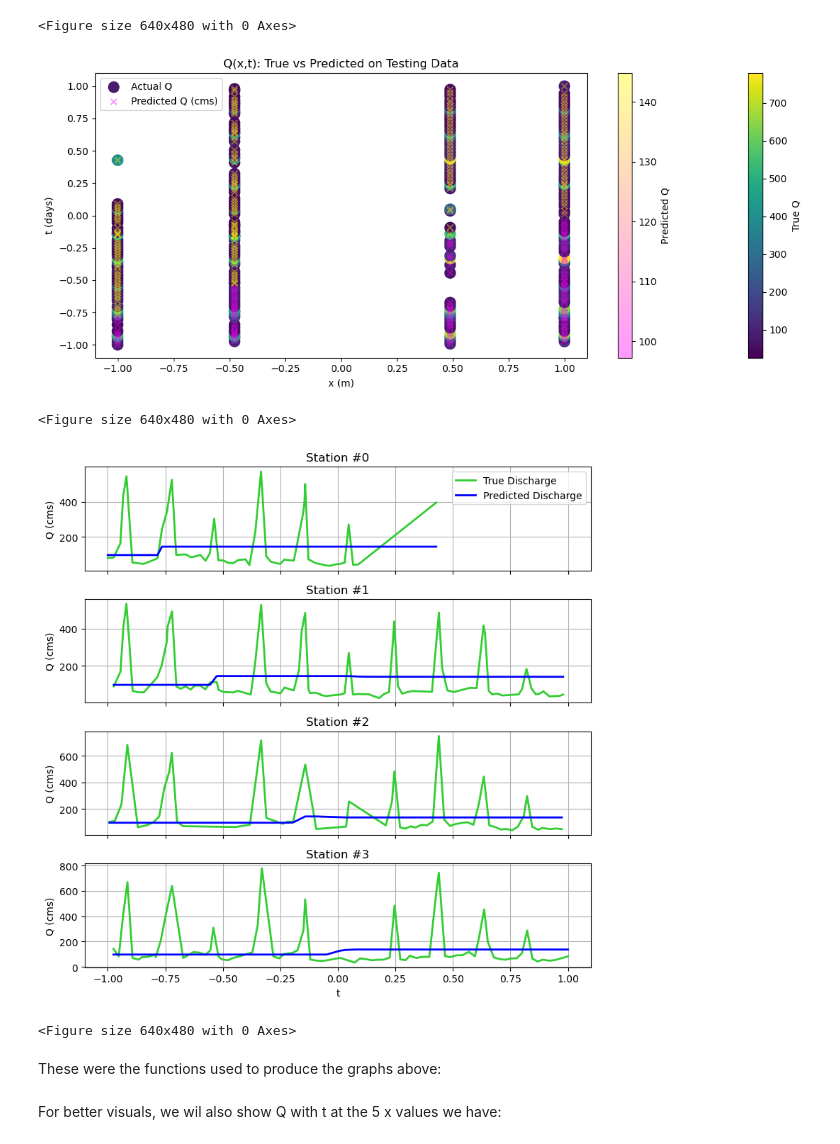
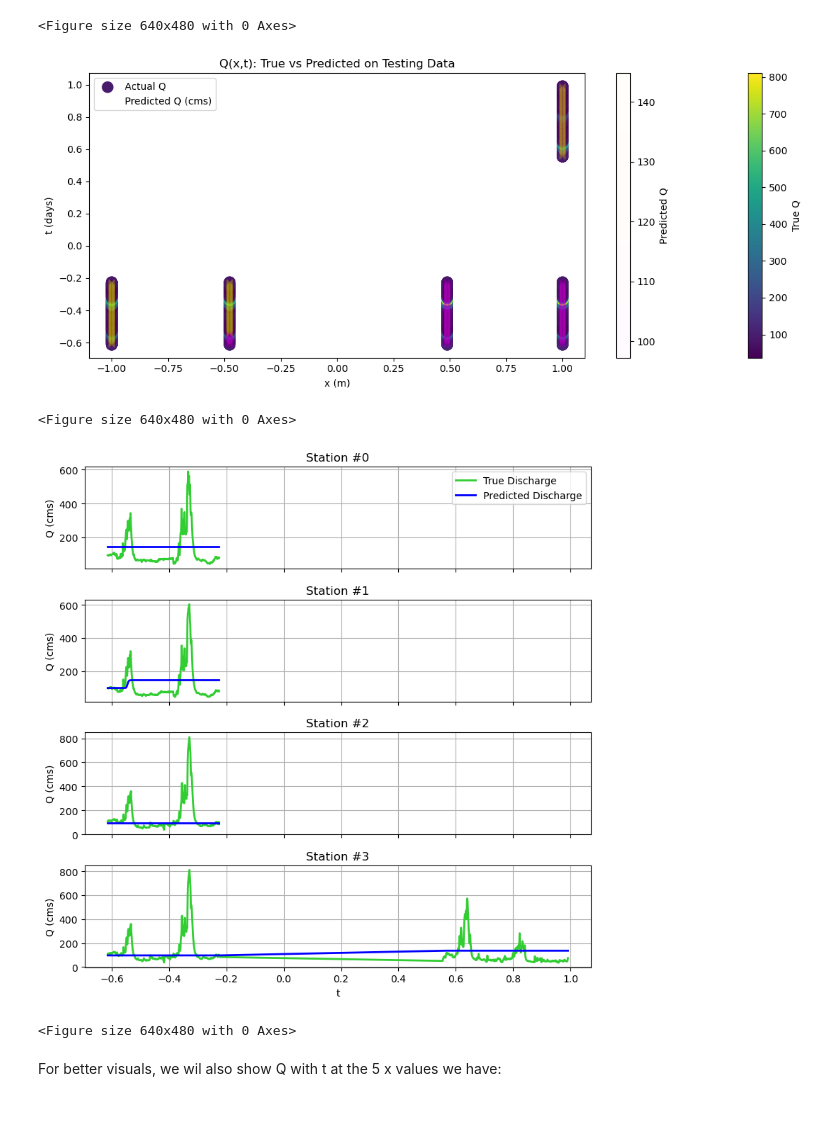
Before and after one commit to eburgon2/PINN-For-1d-Flow-Using-SVE, a Jupyter notebook: PINN.ipynb, the cells around one changed output. Drawn from its saved outputs; the diff is of its cells as text; code cells hidden in the pictures; blank space fills up the shorter version.

Commit message:
fixed graphs

```diff
--- a/PINN.ipynb
+++ b/PINN.ipynb
@@ -413,15 +413,13 @@ hydrograph(pinn_model,xt_norm,Q_raw,'Training')
 <Figure size 640x480 with 0 Axes>
 # %%
 #Test figures
-mesh_plot(pinn_model,xt_norm,Q_raw,'Testing')
-hydrograph(pinn_model,xt_norm,Q_raw,'Testing')
+mesh_plot(pinn_model,test_xt_norm,test_Q,'Testing')
+hydrograph(pinn_model,test_xt_norm,test_Q,'Testing')
 # %% [output]
-[figure, old version]
+[figure, new version]
 <Figure size 640x480 with 0 Axes>
-[figure, old version]
+[figure, new version]
 <Figure size 640x480 with 0 Axes>
-# %% [markdown]
-These were the functions used to produce the graphs above:
 # %%
 def mesh_plot(pinn_model,xt_norm,test_Q,type):
 #creating mesh-grid/heat map for Q(x,t)
```
Also changed, not shown: parts of 1 cell of this notebook.
